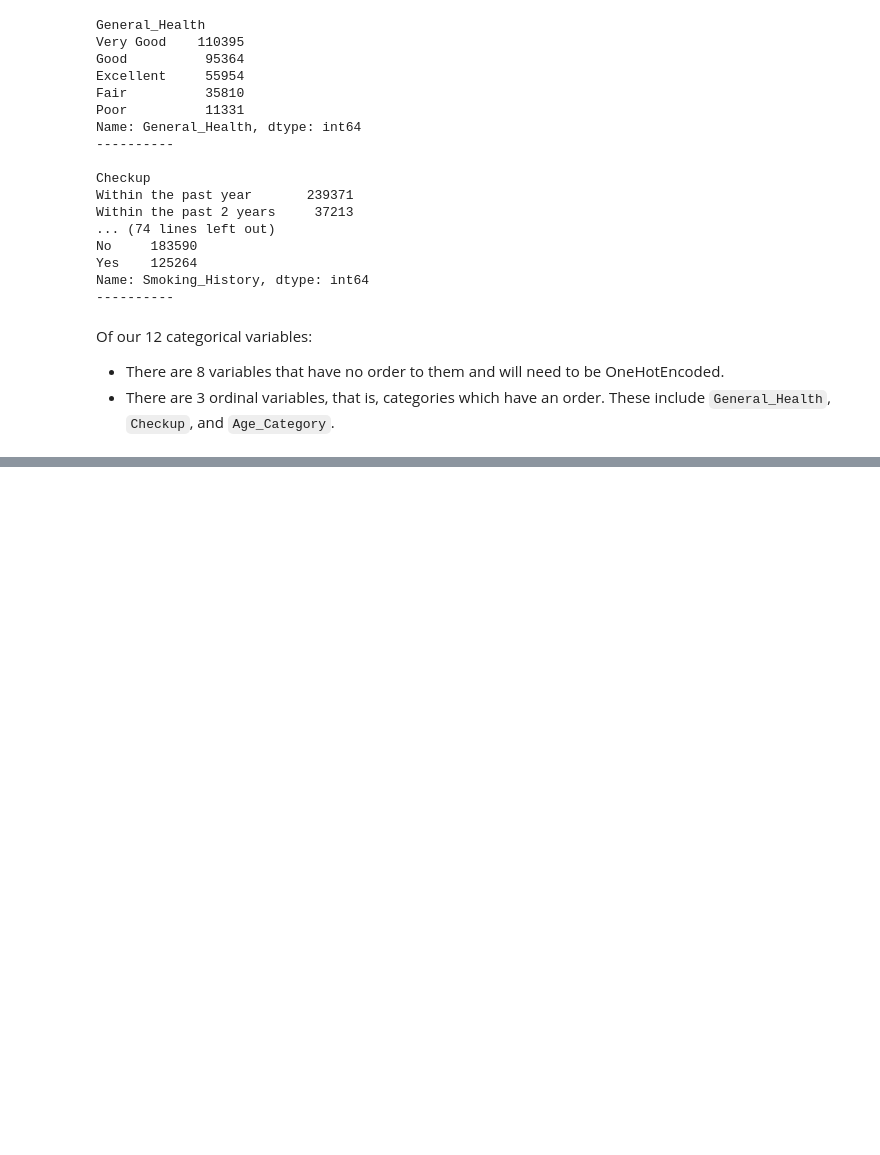
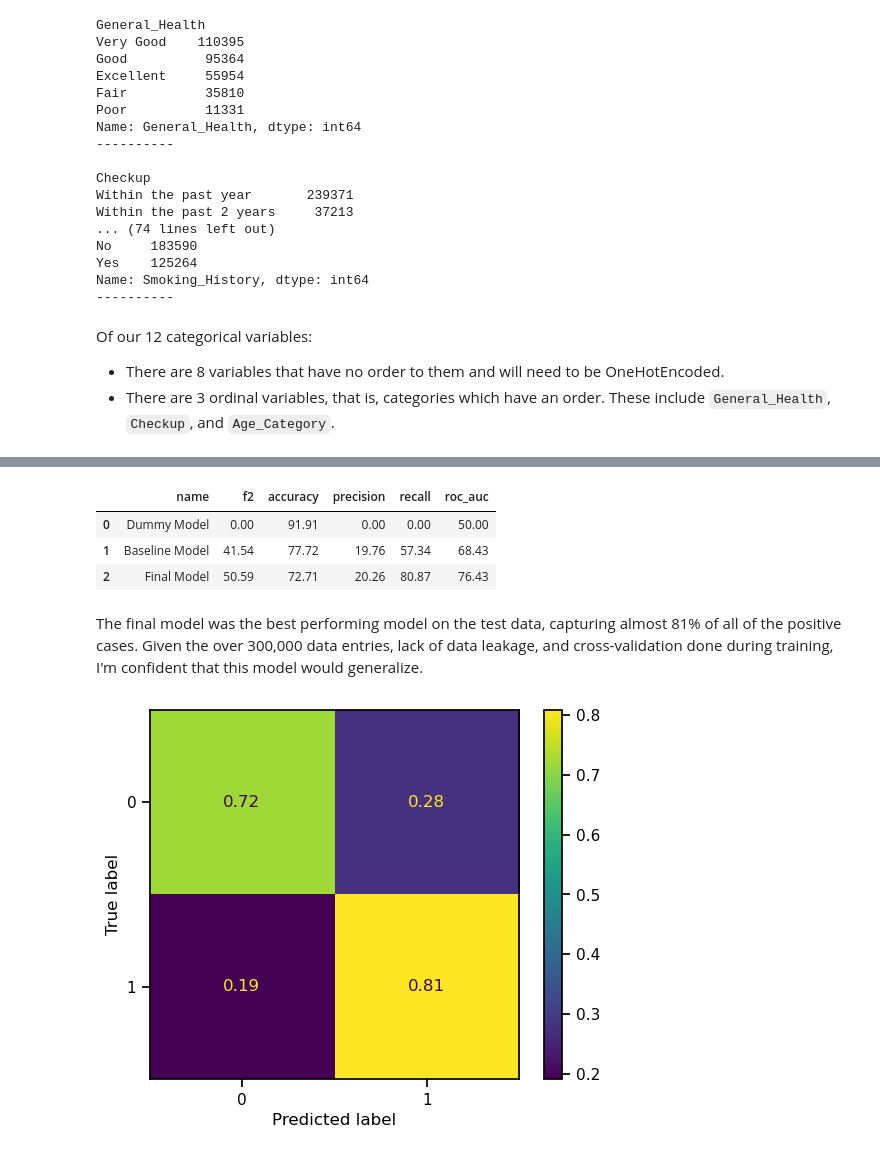
Before and after one commit to rlodetti/classification_project, a Jupyter notebook: Classification Project- Predicting Cardiovascular Disease.ipynb, the cells around one changed output, grey strips where cells are left out. Saved outputs shown, nothing was run; the diff lists cells and outputs as text; code cells hidden in the pictures; blank space fills up the shorter version.

```diff
--- a/Classification Project- Predicting Cardiovascular Disease.ipynb
+++ b/Classification Project- Predicting Cardiovascular Disease.ipynb
@@ -150,7 +132,3 @@ df[numeric].describe()
 | 50% | 170.000000 | 81.650000 | 27.440000 | 1.000000 | 30.000000 | 12.000000 | ... |
 | 75% | 178.000000 | 95.250000 | 31.850000 | 6.000000 | 30.000000 | 20.000000 | ... |
 | max | 241.000000 | 293.020000 | 99.330000 | 30.000000 | 120.000000 | 128.000000 | ... |
-# %%
-# Our target variable is very imbalanced.
-g = sns.countplot(data = df, x= "Heart_Disease")
-plt.show();
@@ -523,0 +395,32 @@ save_model('gsmodel.pkl', gs_model)
+# %%
+# Classifier, pipe, and parameter ranges used in the GridSearchCV
+xgb = XGBClassifier(reg_lambda=10,
+                    reg_alpha=0.1,
+                    min_child_weight=1,
+                    gamma=10,
+                    colsample_bytree=3 / 7,
+                    tree_method="hist",
+                    scale_pos_weight=neg_pos_ratio,
+                    random_state=12)
+
+pipe = Pipeline(steps=[('ct', ct), ('xbg', xgb)])
+
+params = {
+    'xbg__n_estimators': np.linspace(400, 800, 10, dtype=int),
+    'xbg__max_depth': [2, 3, 4, 5, 6, 7],
+    'xbg__eta': np.linspace(0.1, 0.2, 10)
+}
+
+# parameters for best estimator
+with open('pickles/gs_params.pkl', 'rb') as h:
+    gs_params = pickle.load(h)
+
+# loading the saved best model found during the grid search
+with open('pickles/gs_model.pkl', 'rb') as h:
+    gs_model = joblib.load(h)
+
+print('Parameters for Best Model:')
+display(pd.Series(gs_params))
+print('')
+print('Best Model Scores:')
+display(search_scores_df)
@@ -523,0 +443,22 @@ save_model('gsmodel.pkl', gs_model)
+# %%
+models_dic = {
+    'Dummy Model': dummy_model,
+    'Baseline Model': baseline_model,
+    'Final Model': gs_model
+}
+ml = []
+for key in models_dic:
+    model = models_dic[key]
+    ml, mdf = model_scores(model, X_test, y_test, model_list=ml, cv=0, model_name=key)
+mdf
+# %% [output]
+|  | name | f2 | accuracy | precision | recall | roc_auc |
+| 0 | Dummy Model | 0.00 | 91.91 | 0.00 | 0.00 | 50.00 |
+| 1 | Baseline Model | 41.54 | 77.72 | 19.76 | 57.34 | 68.43 |
+| 2 | Final Model | 50.59 | 72.71 | 20.26 | 80.87 | 76.43 |
+# %% [markdown]
+The final model was the best performing model on the test data, capturing almost 81% of all of the positive cases. Given the over 300,000 data entries, lack of data leakage, and cross-validation done during training, I'm confident that this model would generalize.
+# %%
+ConfusionMatrixDisplay.from_predictions(y_test, gs_model.predict(X_test), normalize='true');
+# %% [output]
+[figure, added]
```
Also changed, not shown: parts of 77 cells of this notebook, 27 other files.
